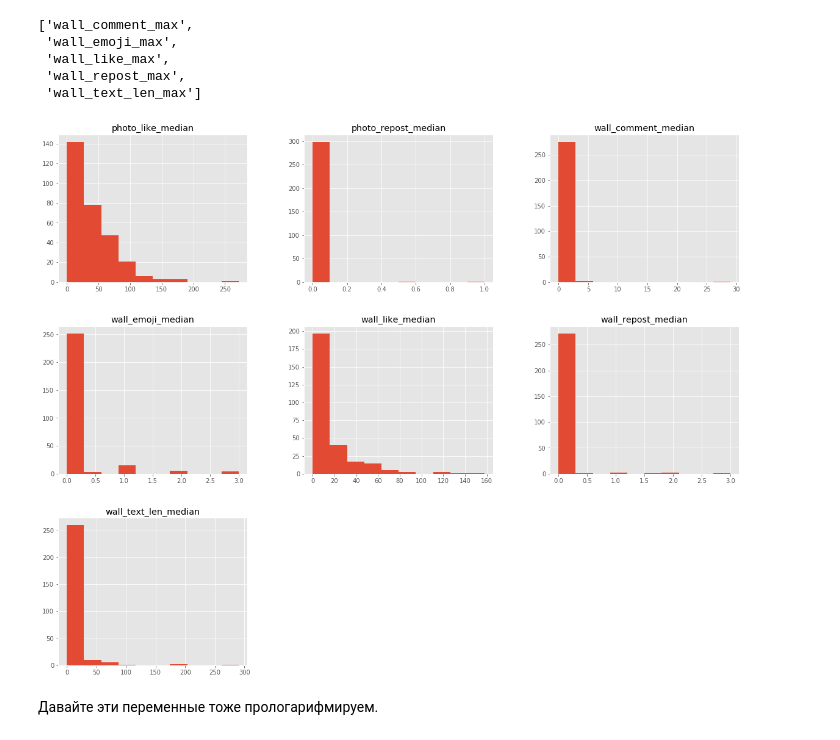
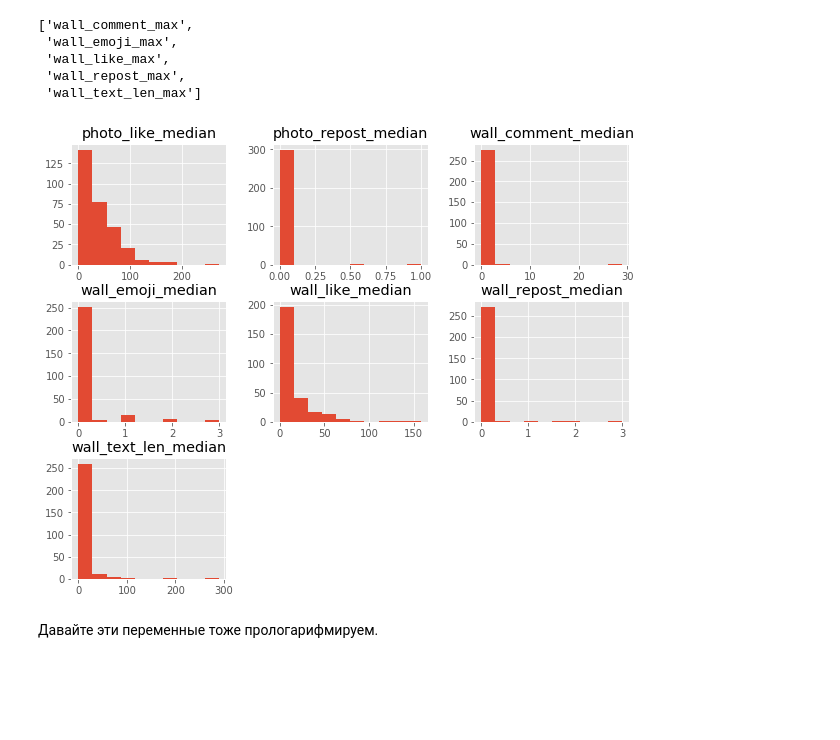
Before and after one commit to star-yar/HSE_Data_Culture, a Jupyter notebook: Intro_to_DS_2019/sem_6_regression/sem6_regression.ipynb, the cells around one changed output. Drawn from its saved outputs; the diff is of its cells as text; code cells hidden in the pictures; blank space fills up the shorter version.

```diff
--- a/Intro_to_DS_2019/sem_6_regression/sem6_regression.ipynb
+++ b/Intro_to_DS_2019/sem_6_regression/sem6_regression.ipynb
@@ -236,9 +210,9 @@ variables_max[:5]
  'wall_repost_max',
  'wall_text_len_max']
 # %%
-h = df[variables_median].hist(figsize=(20,16))
+df[variables_median].hist(figsize=(10,8));
 # %% [output]
-[figure, old version]
+[figure, new version]
 # %% [markdown]
 Давайте эти переменные тоже прологарифмируем.
 # %%
```
Also changed, not shown: parts of 21 cells of this notebook, 7 other files.
